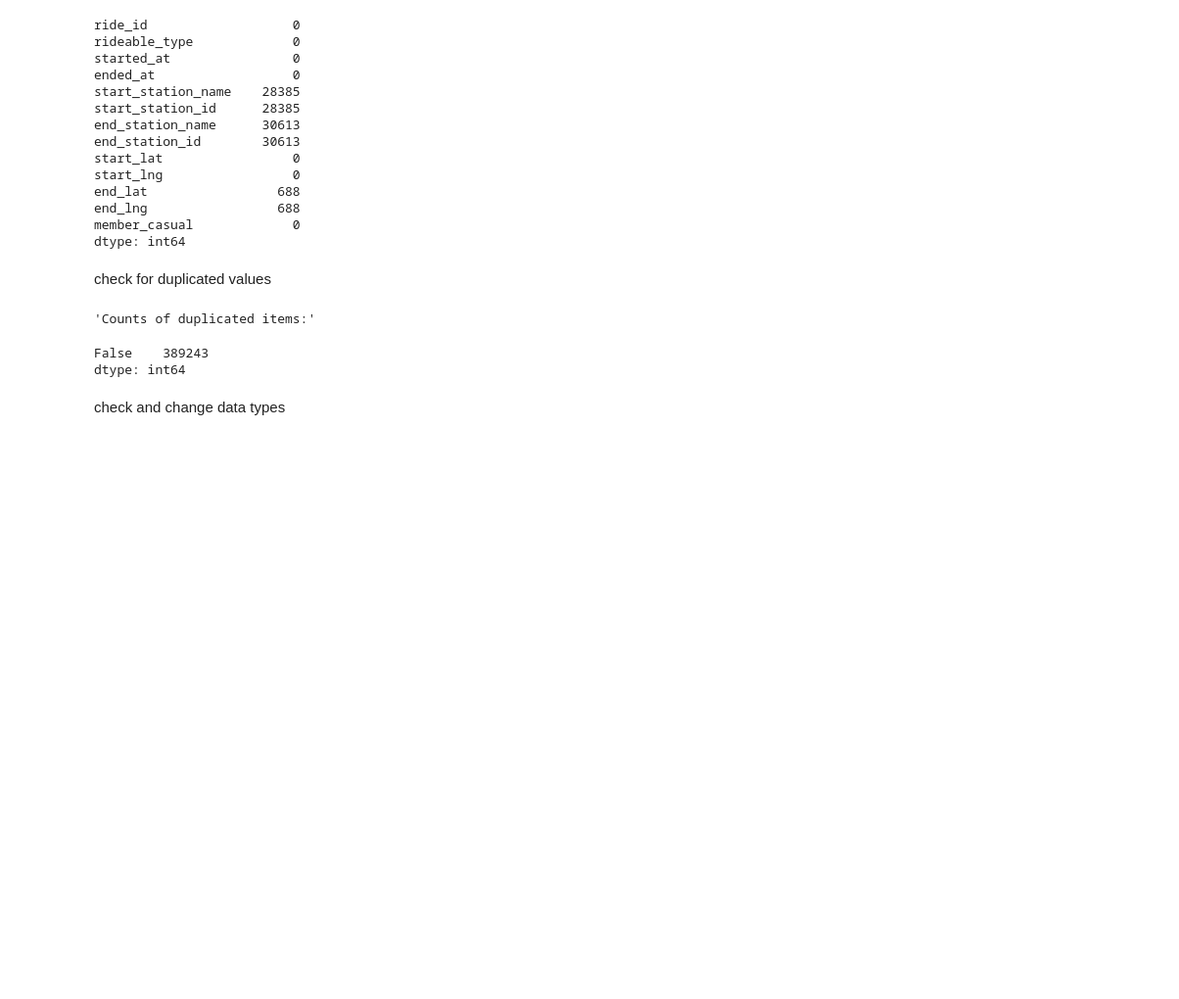
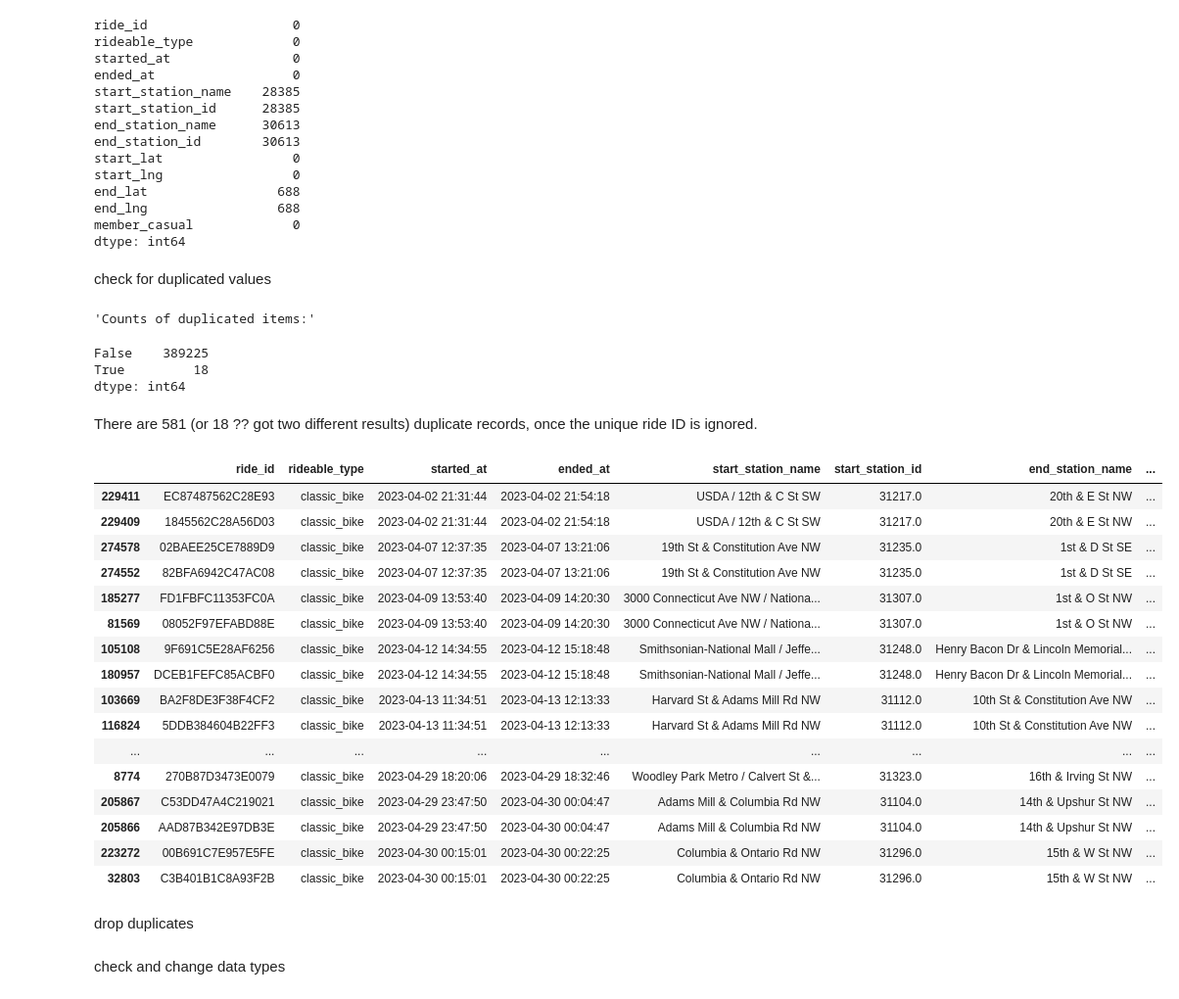
Before and after one commit to sian0x0/CA-data-science, a Jupyter notebook: 1-3/Capital Bike Share - Trip History EDA.ipynb, the cells around one changed output. Shown at 98% size. Drawn from its saved outputs; the diff is of its cells as text; code cells hidden in the pictures; blank space fills up the shorter version.

```diff
--- a/1-3/Capital Bike Share - Trip History EDA.ipynb
+++ b/1-3/Capital Bike Share - Trip History EDA.ipynb
@@ -109,9 +115,35 @@ member_casual             0
 dtype: int64
 # %% [markdown]
 check for duplicated values
-# %%
-display('Counts of duplicated items:', df_2023_04.duplicated().value_counts())
-# %% [output]
-'Counts of duplicated items:'
-False    389243
-dtype: int64
+# %%
+display('Counts of duplicated items:', df_2023_04.drop('ride_id', axis = 1).duplicated().value_counts()) #why do i have to trop ride_id if it is the index?
+# also why did i get loads more results first time?
+# %% [output]
+'Counts of duplicated items:'
+False    389225
+True         18
+dtype: int64
+# %% [markdown]
+There are 581 (or 18 ?? got two different results) duplicate records, once the unique ride ID is ignored.
+# %%
+df_2023_04[df_2023_04.drop('ride_id', axis = 1).duplicated(keep=False)].sort_values(by=['started_at'])
+# %% [output]
+|  | ride_id | rideable_type | started_at | ended_at | start_station_name | start_station_id | end_station_name | ... |
+| 229411 | EC87487562C28E93 | classic_bike | 2023-04-02 21:31:44 | 2023-04-02 21:54:18 | USDA / 12th & C St SW | 31217.0 | 20th & E St NW | ... |
+| 229409 | 1845562C28A56D03 | classic_bike | 2023-04-02 21:31:44 | 2023-04-02 21:54:18 | USDA / 12th & C St SW | 31217.0 | 20th & E St NW | ... |
+| 274578 | 02BAEE25CE7889D9 | classic_bike | 2023-04-07 12:37:35 | 2023-04-07 13:21:06 | 19th St & Constitution Ave NW | 31235.0 | 1st & D St SE | ... |
+| 274552 | 82BFA6942C47AC08 | classic_bike | 2023-04-07 12:37:35 | 2023-04-07 13:21:06 | 19th St & Constitution Ave NW | 31235.0 | 1st & D St SE | ... |
+| 185277 | FD1FBFC11353FC0A | classic_bike | 2023-04-09 13:53:40 | 2023-04-09 14:20:30 | 3000 Connecticut Ave NW / Nationa... | 31307.0 | 1st & O St NW | ... |
+| 81569 | 08052F97EFABD88E | classic_bike | 2023-04-09 13:53:40 | 2023-04-09 14:20:30 | 3000 Connecticut Ave NW / Nationa... | 31307.0 | 1st & O St NW | ... |
+| 105108 | 9F691C5E28AF6256 | classic_bike | 2023-04-12 14:34:55 | 2023-04-12 15:18:48 | Smithsonian-National Mall / Jeffe... | 31248.0 | Henry Bacon Dr & Lincoln Memorial... | ... |
+| 180957 | DCEB1FEFC85ACBF0 | classic_bike | 2023-04-12 14:34:55 | 2023-04-12 15:18:48 | Smithsonian-National Mall / Jeffe... | 31248.0 | Henry Bacon Dr & Lincoln Memorial... | ... |
+| 103669 | BA2F8DE3F38F4CF2 | classic_bike | 2023-04-13 11:34:51 | 2023-04-13 12:13:33 | Harvard St & Adams Mill Rd NW | 31112.0 | 10th St & Constitution Ave NW | ... |
+| 116824 | 5DDB384604B22FF3 | classic_bike | 2023-04-13 11:34:51 | 2023-04-13 12:13:33 | Harvard St & Adams Mill Rd NW | 31112.0 | 10th St & Constitution Ave NW | ... |
+| ... | ... | ... | ... | ... | ... | ... | ... | ... |
+| 8774 | 270B87D3473E0079 | classic_bike | 2023-04-29 18:20:06 | 2023-04-29 18:32:46 | Woodley Park Metro / Calvert St &... | 31323.0 | 16th & Irving St NW | ... |
+| 205867 | C53DD47A4C219021 | classic_bike | 2023-04-29 23:47:50 | 2023-04-30 00:04:47 | Adams Mill & Columbia Rd NW | 31104.0 | 14th & Upshur St NW | ... |
+| 205866 | AAD87B342E97DB3E | classic_bike | 2023-04-29 23:47:50 | 2023-04-30 00:04:47 | Adams Mill & Columbia Rd NW | 31104.0 | 14th & Upshur St NW | ... |
+| 223272 | 00B691C7E957E5FE | classic_bike | 2023-04-30 00:15:01 | 2023-04-30 00:22:25 | Columbia & Ontario Rd NW | 31296.0 | 15th & W St NW | ... |
+| 32803 | C3B401B1C8A93F2B | classic_bike | 2023-04-30 00:15:01 | 2023-04-30 00:22:25 | Columbia & Ontario Rd NW | 31296.0 | 15th & W St NW | ... |
+# %% [markdown]
+drop duplicates
```
Also changed, not shown: parts of 21 cells of this notebook.
